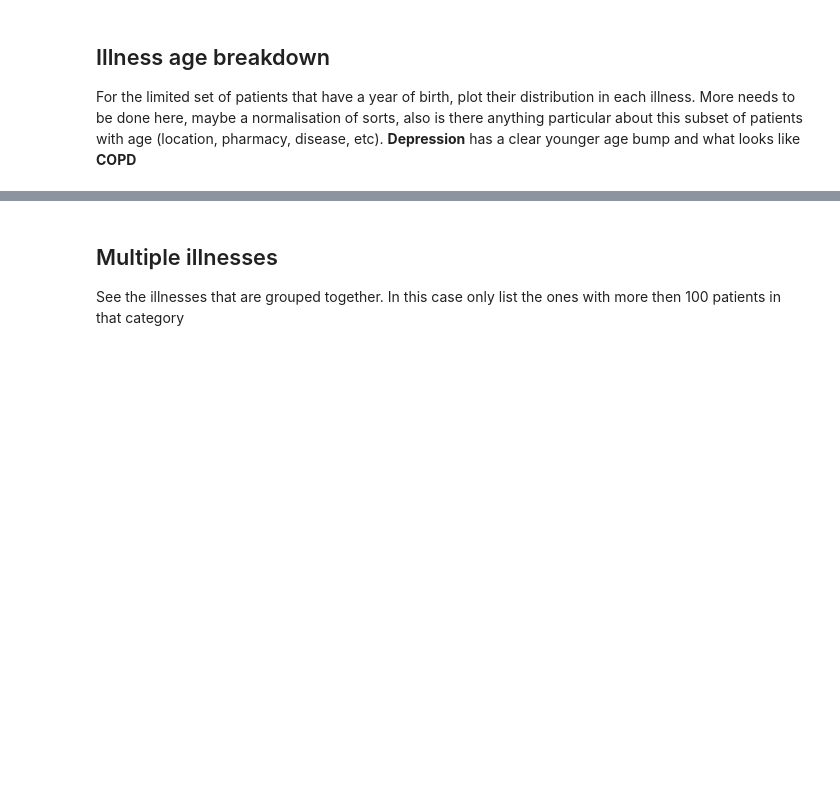
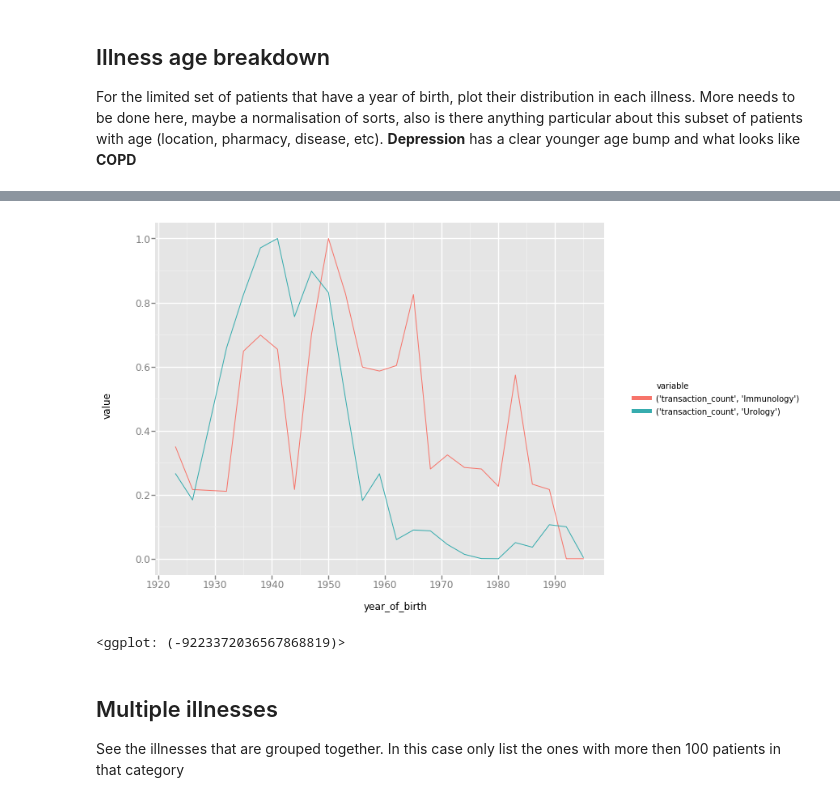
Before and after one commit to saramic/the-d-team, a Jupyter notebook: analysis/Illness_overview.ipynb, the cells around one changed output, grey strips where cells are left out. Cells and saved outputs as stored; diff of their text form; code cells hidden in the pictures; blank space fills up the shorter version.

```diff
--- a/analysis/Illness_overview.ipynb
+++ b/analysis/Illness_overview.ipynb
@@ -89,3 +115,20 @@ ggplot(
+# %%
+colnames = [('transaction_count', 'Immunology'), ('transaction_count', 'Urology')]
+x = df_pivoted[colnames].dropna()
+df_index = x.index
+x_scaled = min_max_scaler.fit_transform(x)
+
+df = pd.DataFrame(x_scaled, columns=colnames, index=df_index)
+df = df.reset_index()
+
+df_lng = pd.melt(df, id_vars=['year_of_birth'])
+ggplot(
+    aes(x='year_of_birth', y='value', colour='variable'),
+    data=df_lng) +\
+    geom_line()
+# %% [output]
+[figure, added]
+<ggplot: (-9223372036567868819)>
 # %% [markdown]
 ## Multiple illnesses
 See the illnesses that are grouped together. In this case only list the ones with more then 100 patients in that category
```
Also changed, not shown: parts of 5 cells of this notebook, 1 other file.
